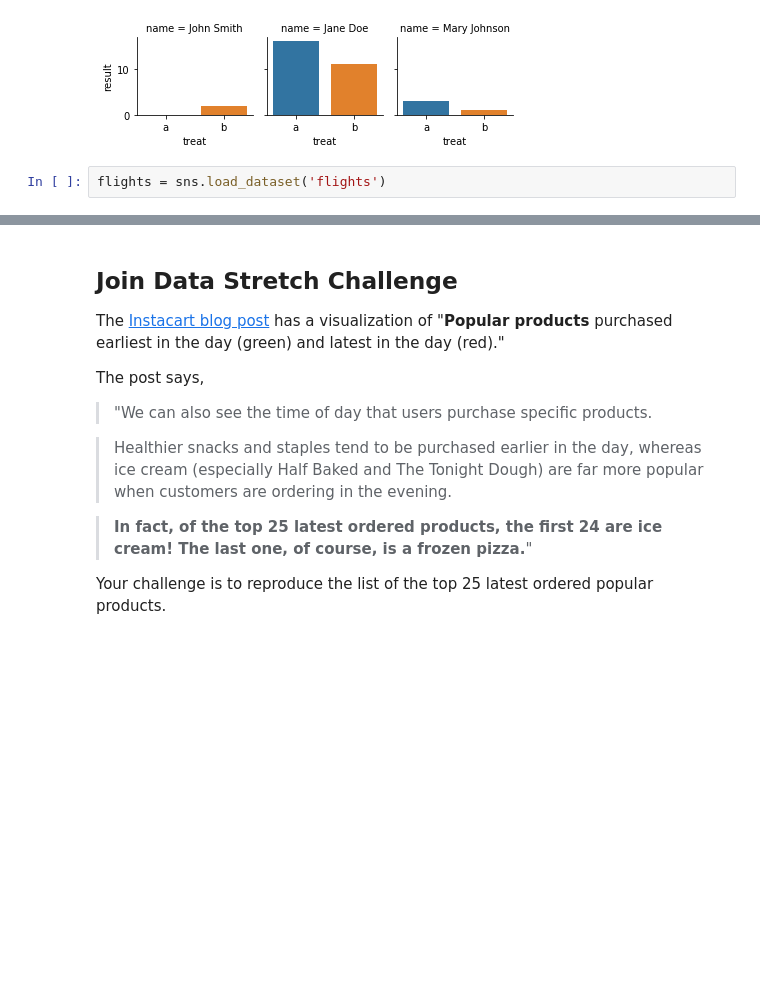
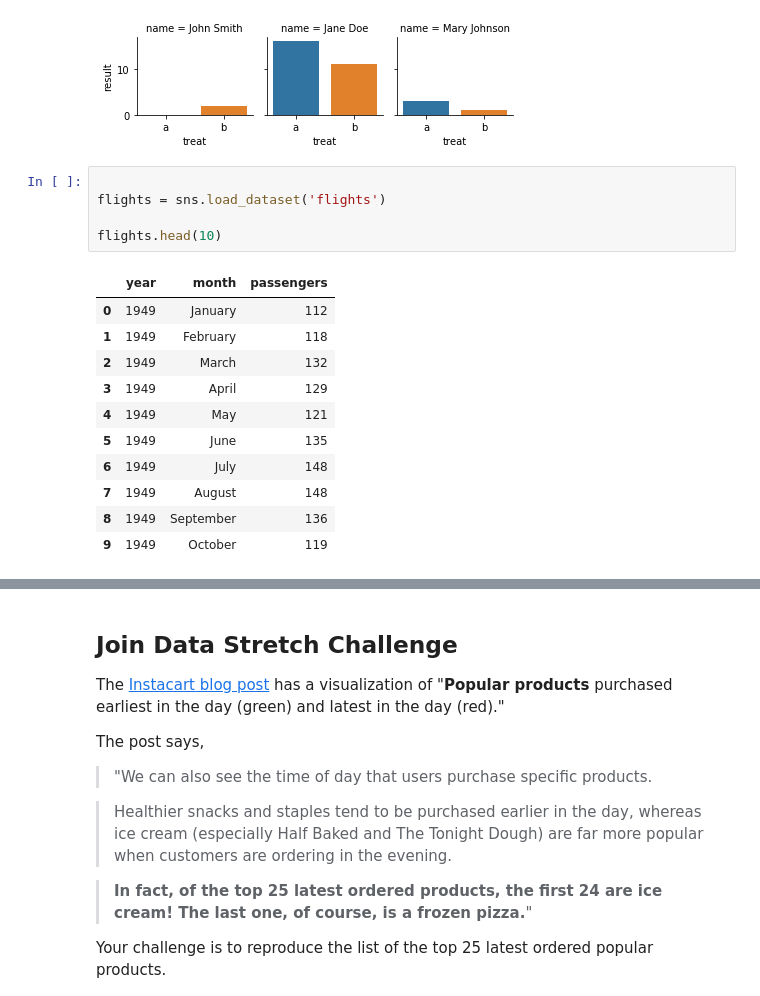
Before and after one commit to ivaben/DS-Unit-1-Sprint-1-Data-Wrangling-and-Storytelling, a Jupyter notebook: module3-join-and-reshape-data/LS_DS_113_Join_and_Reshape_Data_Assignment.ipynb, the cells around one changed output, grey strips where cells are left out. Saved outputs shown, nothing was run; the diff lists cells and outputs as text; blank space fills up the shorter version.

```diff
--- a/module3-join-and-reshape-data/LS_DS_113_Join_and_Reshape_Data_Assignment.ipynb
+++ b/module3-join-and-reshape-data/LS_DS_113_Join_and_Reshape_Data_Assignment.ipynb
@@ -414,6 +414,21 @@ sns.catplot(x='treat', y='result', col='name',
 # %% [output]
 [figure]
 # %%
+
 flights = sns.load_dataset('flights')
+
+flights.head(10)
+# %% [output]
+|  | year | month | passengers |
+| 0 | 1949 | January | 112 |
+| 1 | 1949 | February | 118 |
+| 2 | 1949 | March | 132 |
+| 3 | 1949 | April | 129 |
+| 4 | 1949 | May | 121 |
+| 5 | 1949 | June | 135 |
+| 6 | 1949 | July | 148 |
+| 7 | 1949 | August | 148 |
+| 8 | 1949 | September | 136 |
+| 9 | 1949 | October | 119 |
 # %%
 flights.pivot_table(index='year',
```
Also changed, not shown: parts of 1 cell of this notebook.
